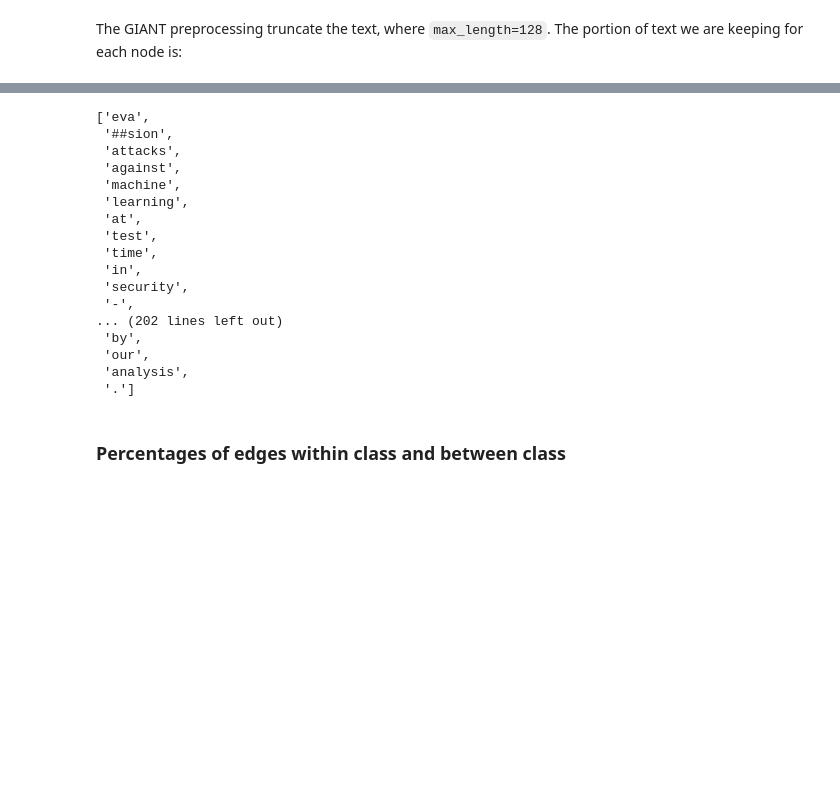
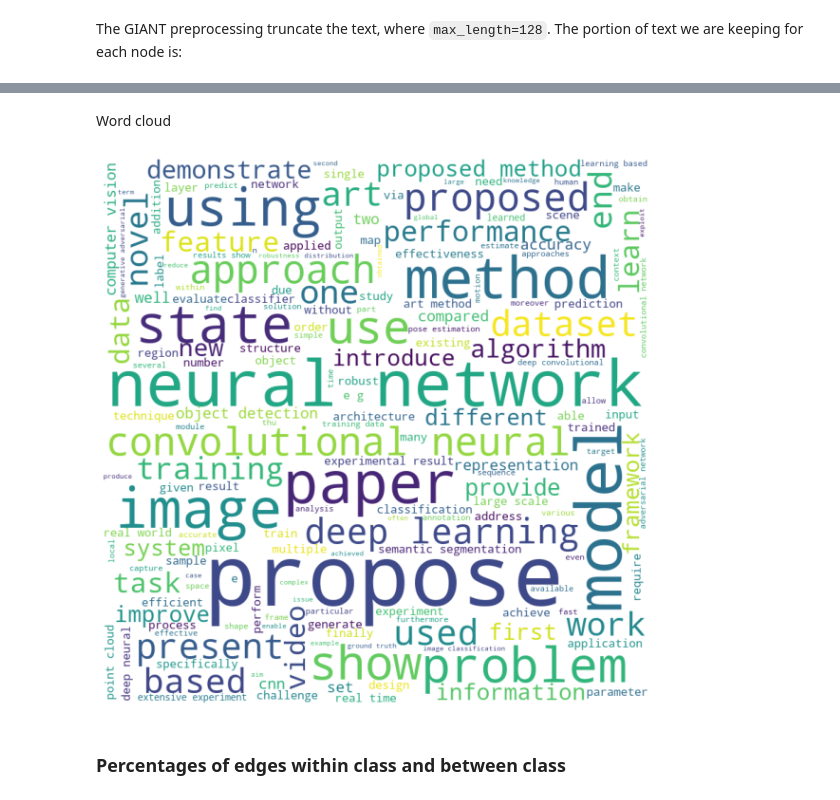
Before and after one commit to TuAnh23/E2EG, a Jupyter notebook: notebooks/EDA.ipynb, the cells around one changed output, grey strips where cells are left out. Saved outputs shown, nothing was run; the diff lists cells and outputs as text; code cells hidden in the pictures; blank space fills up the shorter version.

Commit message:
Update EDA with wordcloud

```diff
--- a/notebooks/EDA.ipynb
+++ b/notebooks/EDA.ipynb
@@ -84,7 +85,7 @@ Small portion --> reasonable choice
 # %% [markdown]
 ### Node sequential text
 # %%
-raw_text_path = '../data/proc_data_xrt/ogbn-arxiv/X.all.txt'
+raw_text_path = '../data/proc_data_multi_task/ogbn-arxiv/X.all.txt'
 with open(raw_text_path, "r") as fin:
     node_text_list = fin.readlines()
 node_text_list[0]
@@ -141,23 +124,36 @@ dtype: float64
-# %%
-tokenizer.tokenize(node_text_list[0])
-# %% [output]
-['eva',
- '##sion',
- 'attacks',
- 'against',
- 'machine',
- 'learning',
- 'at',
- 'test',
- 'time',
- 'in',
- 'security',
- '-',
-... (202 lines left out)
- 'by',
- 'our',
- 'analysis',
- '.']
+# %% [markdown]
+Word cloud
+# %%
+from wordcloud import WordCloud, STOPWORDS
+
+
+topic = 16
+topic_text_list = [node_text_list[i] for i in range(0, len(node_text_list)) if data.y.flatten()[i]==topic]
+
+topic_words = ''
+stopwords = set(STOPWORDS)
+
+# iterate through the csv file
+for text in topic_text_list:
+    tokens = text.split()
+    # Converts each token into lowercase
+    for i in range(len(tokens)):
+        tokens[i] = tokens[i].lower()
+    topic_words += " ".join(tokens)+" "
+
+wordcloud = WordCloud(width = 800, height = 800,
+                background_color ='white',
+                stopwords = stopwords,
+                min_font_size = 10).generate(topic_words)
+
+# plot the WordCloud image
+plt.figure(figsize = (8, 8), facecolor = None)
+plt.imshow(wordcloud)
+plt.axis("off")
+plt.tight_layout(pad = 0)
+plt.savefig(f"{plot_dir}/WordCloudTopic{topic}.pdf", bbox_inches='tight')
+# %% [output]
+[figure, added]
 # %% [markdown]
 ### Percentages of edges within class and between class
 # %%
```
Also changed, not shown: parts of 10 cells of this notebook, 1 other file.
